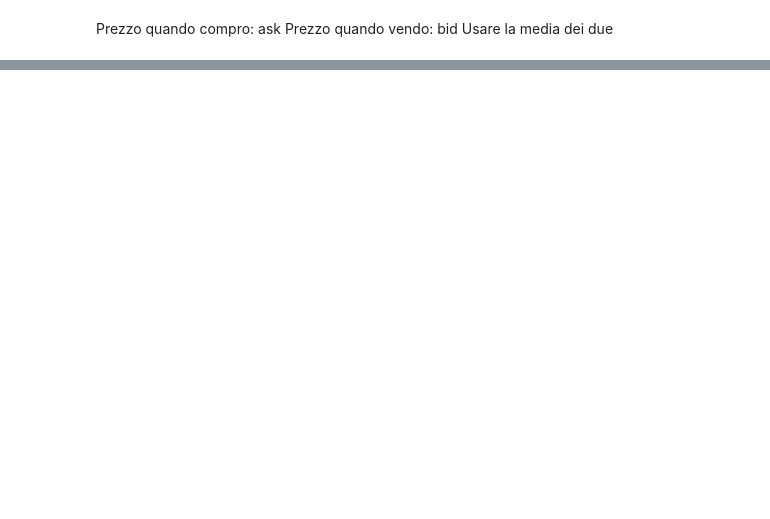
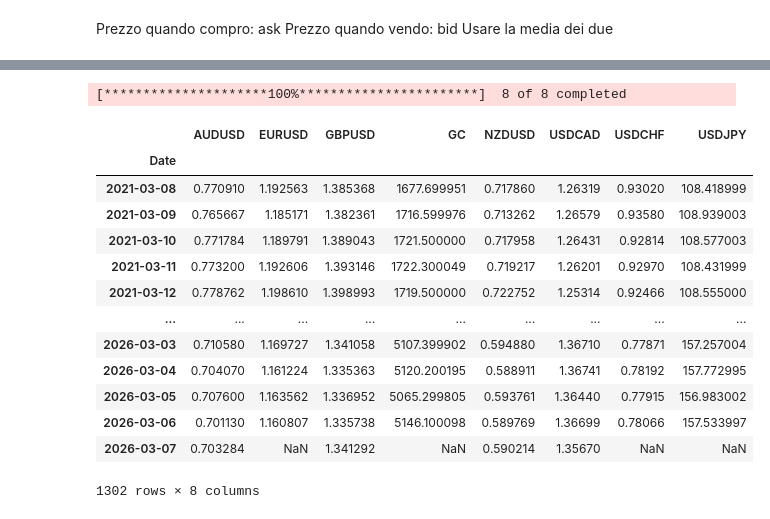
Before and after one commit to dinogen/hayai, a Jupyter notebook: prova.ipynb, the cells around one changed output, grey strips where cells are left out. Drawn from its saved outputs; the diff is of its cells as text; code cells hidden in the pictures; blank space fills up the shorter version.

```diff
--- a/prova.ipynb
+++ b/prova.ipynb
@@ -109,0 +55,23 @@ account
+# %%
+import yfinance as yf
+symbols = ['GBPUSD=X', 'EURUSD=X', 'USDJPY=X', 'USDCAD=X', 'USDCHF=X', 'AUDUSD=X', 'NZDUSD=X','GC=F']
+data = yf.download(symbols, period="5y", interval="1d")
+df = data['Close']
+df.columns = [col.split('=')[0] for col in df.columns]
+df
+# %% [output]
+[*********************100%***********************]  8 of 8 completed
+|  | AUDUSD | EURUSD | GBPUSD | GC | NZDUSD | USDCAD | USDCHF | USDJPY |
+| Date |  |  |  |  |  |  |  |  |
+| 2021-03-08 | 0.770910 | 1.192563 | 1.385368 | 1677.699951 | 0.717860 | 1.26319 | 0.93020 | 108.418999 |
+| 2021-03-09 | 0.765667 | 1.185171 | 1.382361 | 1716.599976 | 0.713262 | 1.26579 | 0.93580 | 108.939003 |
+| 2021-03-10 | 0.771784 | 1.189791 | 1.389043 | 1721.500000 | 0.717958 | 1.26431 | 0.92814 | 108.577003 |
+| 2021-03-11 | 0.773200 | 1.192606 | 1.393146 | 1722.300049 | 0.719217 | 1.26201 | 0.92970 | 108.431999 |
+| 2021-03-12 | 0.778762 | 1.198610 | 1.398993 | 1719.500000 | 0.722752 | 1.25314 | 0.92466 | 108.555000 |
+| ... | ... | ... | ... | ... | ... | ... | ... | ... |
+| 2026-03-03 | 0.710580 | 1.169727 | 1.341058 | 5107.399902 | 0.594880 | 1.36710 | 0.77871 | 157.257004 |
+| 2026-03-04 | 0.704070 | 1.161224 | 1.335363 | 5120.200195 | 0.588911 | 1.36741 | 0.78192 | 157.772995 |
+| 2026-03-05 | 0.707600 | 1.163562 | 1.336952 | 5065.299805 | 0.593761 | 1.36440 | 0.77915 | 156.983002 |
+| 2026-03-06 | 0.701130 | 1.160807 | 1.335738 | 5146.100098 | 0.589769 | 1.36699 | 0.78066 | 157.533997 |
+| 2026-03-07 | 0.703284 | NaN | 1.341292 | NaN | 0.590214 | 1.35670 | NaN | NaN |
+1302 rows × 8 columns
```
Also changed, not shown: parts of 7 cells of this notebook, 5 other files.
